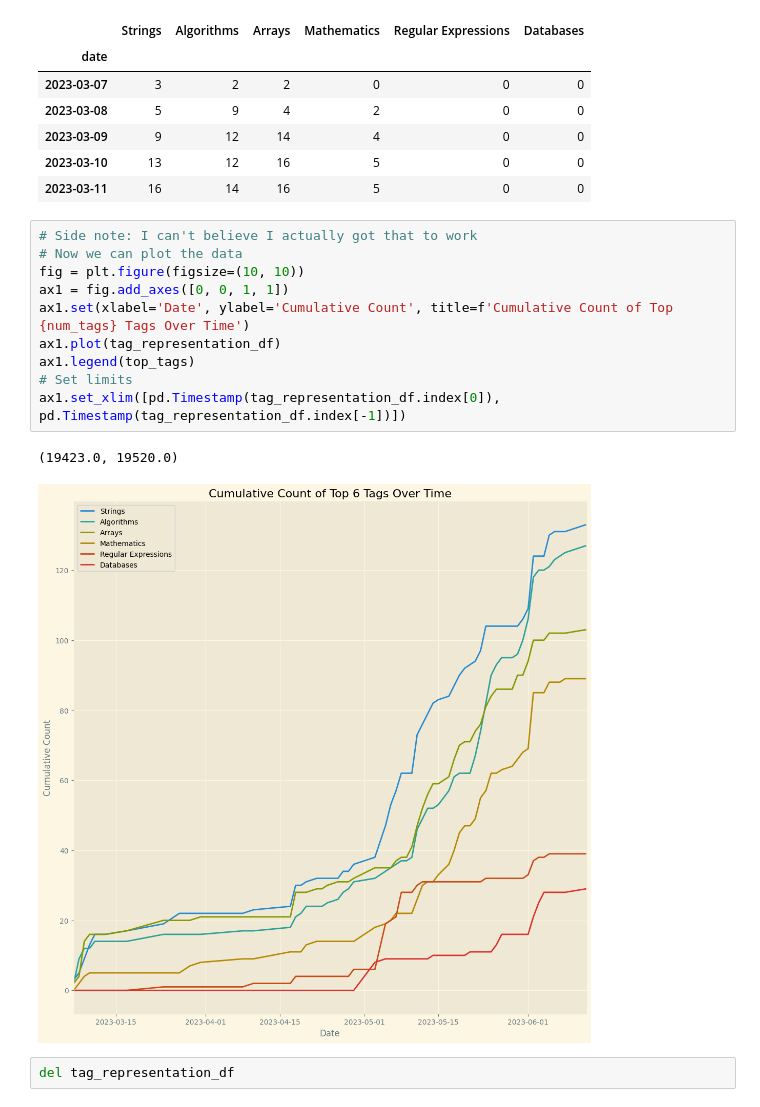
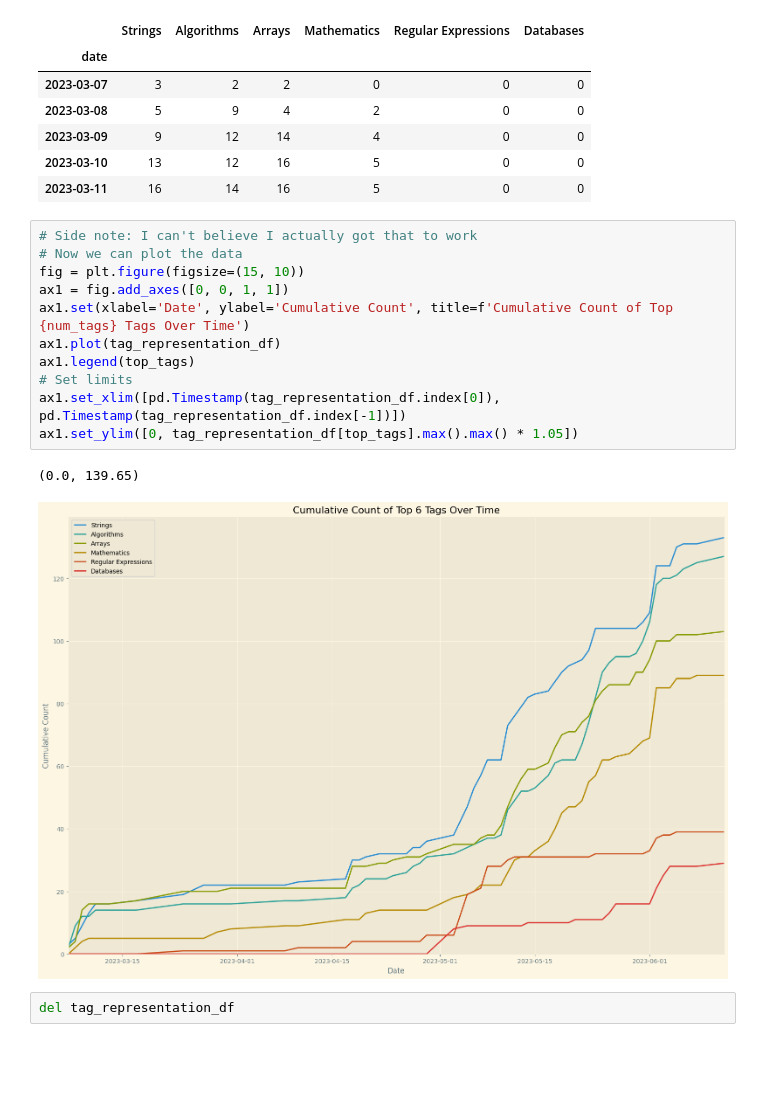
Before and after one commit to Eatkin/codewars-data-analysis, a Jupyter notebook: codewars-analysis.ipynb, the cells around one changed output. Cells and saved outputs as stored; diff of their text form; blank space fills up the shorter version.

```diff
--- a/codewars-analysis.ipynb
+++ b/codewars-analysis.ipynb
@@ -862,16 +862,17 @@ tag_representation_df.head()
 # %%
 # Side note: I can't believe I actually got that to work
 # Now we can plot the data
-fig = plt.figure(figsize=(10, 10))
+fig = plt.figure(figsize=(15, 10))
 ax1 = fig.add_axes([0, 0, 1, 1])
 ax1.set(xlabel='Date', ylabel='Cumulative Count', title=f'Cumulative Count of Top {num_tags} Tags Over Time')
 ax1.plot(tag_representation_df)
 ax1.legend(top_tags)
 # Set limits
 ax1.set_xlim([pd.Timestamp(tag_representation_df.index[0]), pd.Timestamp(tag_representation_df.index[-1])])
+ax1.set_ylim([0, tag_representation_df[top_tags].max().max() * 1.05])
 # %% [output]
-(19423.0, 19520.0)
+(0.0, 139.65)
-[figure, old version]
+[figure, new version]
 # %%
 del tag_representation_df
 # %% [markdown]
```
Also changed, not shown: 3 other files.
